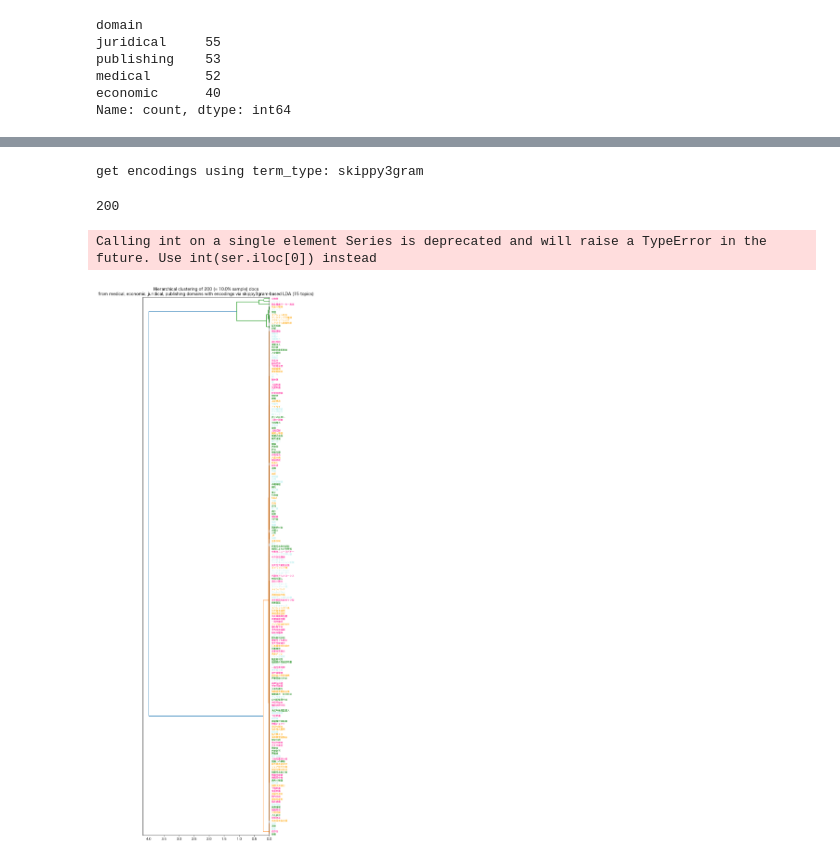
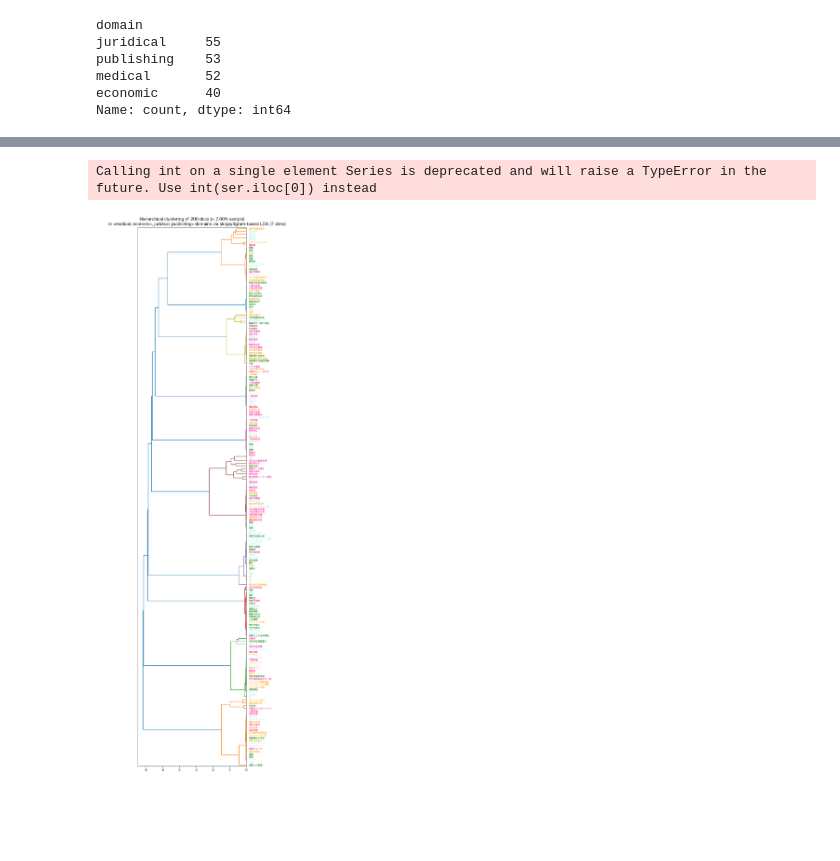
Before and after one commit to kow-k/LDA-mixed-terms, a Jupyter notebook: LDA-mixed-terms.ipynb, the cells around one changed output, grey strips where cells are left out. Drawn from its saved outputs; the diff is of its cells as text; code cells hidden in the pictures; blank space fills up the shorter version.

```diff
--- a/LDA-mixed-terms.ipynb
+++ b/LDA-mixed-terms.ipynb
@@ -345,7 +362,7 @@ random.sample(encoding, 3)
 # %%
-## df に encoding の列を追加: tuple なので map(..) が必要
-df['enc'] = [ list(map(lambda x: x[1], enc)) for enc in encoding ]
-if check:
+## df に enc の列を追加
+df['enc'] = doc_encoding
+if verbose:
     df
 # %% [markdown]
 # t-SNE を使った可視化
@@ -394,7 +423,6 @@ for perplexity_val in perplexity_vals:
 # 階層クラスタリング
 # %%
 ## 階層クラスタリングのための事例サンプリング
-
 import os, pickle
 
 ## データの再利用のための設定
@@ -402,7 +430,6 @@ target_dir = "saves"
 signature  = "hc-df-sampled-"
 
 ## サンプリング処理
-
 reload_df_sampled = True
 save_a_new_df     = False # データを更新する時に True にする
 
@@ -417,13 +444,11 @@ with open(target_p_fpath, 'rb') as data:
     df_sampled_reloaded = pickle.load(data)
 
 ##
-df_size = len(df)
-hc_sampling_rate = 0.1 # 変更可能: 大きくし過ぎると図が見にくい
-
+hc_sampling_rate = 0.07 # 変更可能: 大きくし過ぎると図が見にくい
 if reload_df_sampled:
     df_sampled = df_sampled_reloaded
 else:
-    df_sampled = df.sample(round(df_size * hc_sampling_rate))
+    df_sampled = df.sample(round(len(df) * hc_sampling_rate))
     ## 保存
     if save_a_new_df:
         import datetime as dt
@@ -470,76 +491,57 @@ Index(['word', 'medical', 'mce', 'economic', 'juridical', 'publishing',
-# %%
-# df_sampled['enc'] の再エンコード
-
-print(f"get encodings using term_type: {term_type}")
-
-check = False
-re_encoding = [ ]
-for i, row in df_sampled.iterrows():
-    if check:
-        print(f"row: {row}")
-    doc = row[doc_type]
-    bot = row[term_type]
-    ## get_document_topics(..) では　minimu_probability = 0 としないと
-    ## 値が十分に大きな topics に関してだけ値が取れる
-    enc = lda.get_document_topics(diction.doc2bow(bot), minimum_probability = 0)
-    if check:
-        print(f"enc: {enc}")
-    re_encoding.append(enc)
-#
-len(re_encoding)
-# %% [output]
-get encodings using term_type: skippy3gram
-200
-# %%
-## 値の更新
-check = False
-df_sampled['enc'] = [ enc[-1] for enc in re_encoding ]
-if check:
-    df_sampled
 # %%
 ## doc 階層クラスタリングの実行
-
-from scipy.cluster.hierarchy import dendrogram, linkage
-
-## 距離行列の生成
-
-## 生データから
-doc_linkage_plain = linkage(list(df_sampled['enc']), method = 'ward', metric = 'euclidean')
-
 import numpy as np
 import plotly
 import matplotlib.pyplot as plt
 plt.rcParams["font.family"] = "Hiragino sans" # 日本語表示のための設定
 
 ## 描画サイズの指定
-plt.figure(figsize = (7, round(10 * len(df_sampled) * 0.015))) # This needs to be run here, before dendrogram construction.
+plt.figure(figsize = (6, round(10 * len(df_sampled) * 0.015))) # This needs to be run here, before dendrogram construction.
 
 ## 事例ラベルの生成
 label_vals = [ x[:max_doc_length] for x in list(df_sampled[doc_type]) ] # truncate doc keys
 
+## 距離行列の生成
+from scipy.cluster.hierarchy import dendrogram, linkage
+doc_linkage_plain = linkage(list(df_sampled['enc']), method = 'ward', metric = 'euclidean')
+
 ## 樹状分岐図の作成
 dendrogram(doc_linkage_plain, orientation = 'left', labels = label_vals, leaf_font_size = 7)
-plt.title(f"Hierarchical clustering of {len(df_sampled)} (= {100 * hc_sampling_rate}% sample) docs\n\
-from {', '.join(selected_domains.keys())} domains with encodings via {term_type}-based LDA ({n_topics} topics)")
+
+## 題の指定
+df_size = len(df_sampled)
+sampling_rate = f"{100 * hc_sampling_rate:.2f}"
+domain_names = ', '.join(selected_domains.keys())
+if use_FastText:
+    if use_LDA:
+        title_val = f"Hierarchical clustering of {df_size} docs (= {sampling_rate}% sample)\n\
+            in <{domain_names}> domains via {term_type}-based {encoding_method} (dims: {n_topics}, window size: {window_size})"
+    else:
+        title_val = f"Hierarchical clustering of {df_size} docs (= {sampling_rate}% sample)\n\
+            in <{domain_names}> domains via {encoding_method} (dims: {n_topics}, window size: {window_size})"
+else:
+    title_val = f"Hierarchical clustering of {df_size} docs (= {sampling_rate}% sample)\n\
+        in <{domain_names}> domains via {term_type}-based {encoding_method} ({n_topics} dims)"
+plt.title(title_val)
 
 ## ラベルに domain に対応する色を付ける
 ax = plt.gca()
 for ticker in ax.get_ymajorticklabels():
     word = ticker.get_text()
     matched_rows = df_sampled.loc[df_sampled[doc_type] == word]
     if len(matched_rows) == 1:
         row = matched_rows
     else:
         row = matched_rows.iloc[0] # matched_rows[0] fails to work
     ## extract domain_id value
     try:
         domain_id = int(row['domain_id'])
         #ticker.set_color(plotly.colors.qualitative.Plotly[domain_id + 1]) # id の基数調整
         ticker.set_color(colormap[domain_id]) # id の基数調整
     except TypeError:
         pass
 #
 plt.show()
 # %% [output]
 Calling int on a single element Series is deprecated and will raise a TypeError in the future. Use int(ser.iloc[0]) instead
-[figure, old version]
+[figure, new version]
```
Also changed, not shown: parts of 17 cells of this notebook.
